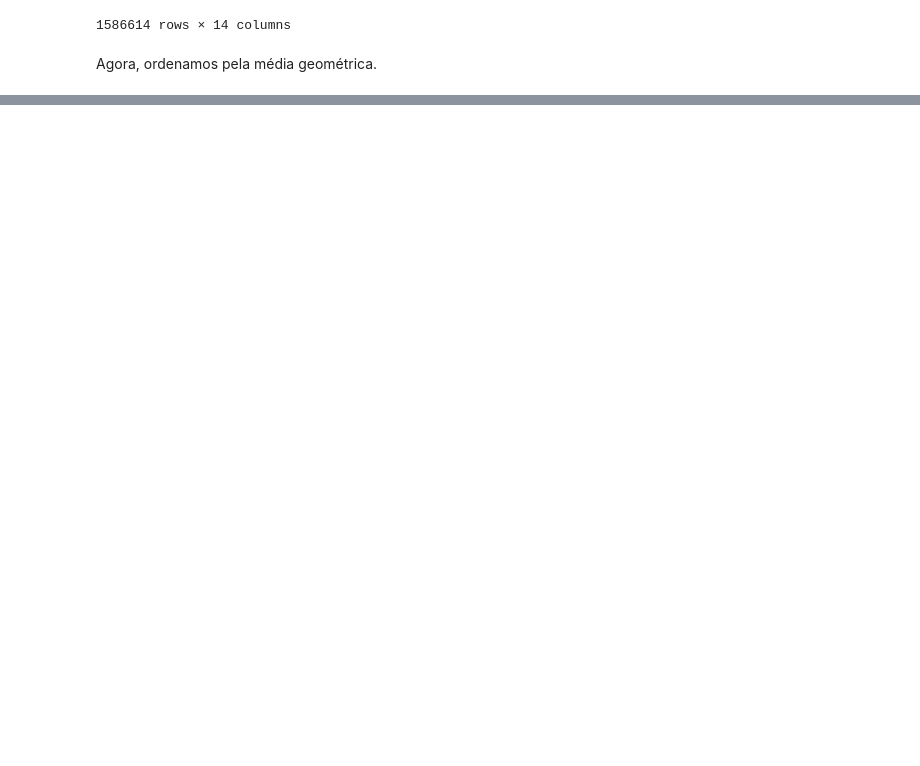
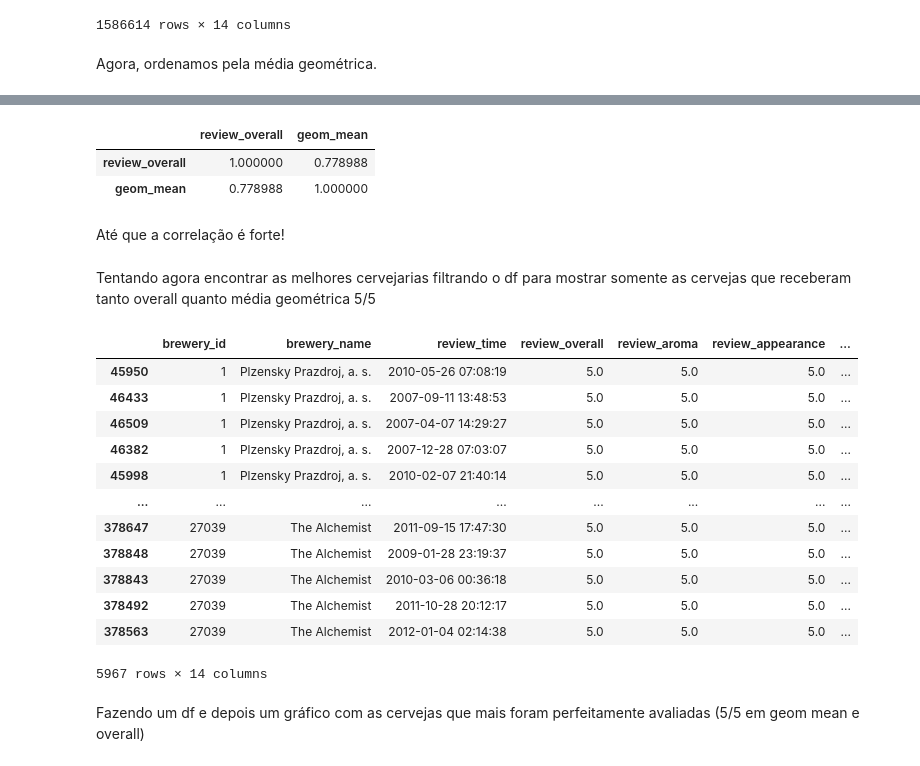
Before and after one commit to fea-dev-usp/analise-da-breja, a Jupyter notebook: Notas de Breja por Cervejaria.ipynb, the cells around one changed output, grey strips where cells are left out. Cells and saved outputs as stored; diff of their text form; code cells hidden in the pictures; blank space fills up the shorter version.

```diff
--- a/Notas de Breja por Cervejaria.ipynb
+++ b/Notas de Breja por Cervejaria.ipynb
@@ -84,0 +117,31 @@ data.sort_values(by='geom_mean', ascending=False)
+# %%
+# agora, vendo a correlação em si
+data[['review_overall', 'geom_mean']].corr()
+# %% [output]
+|  | review_overall | geom_mean |
+| review_overall | 1.000000 | 0.778988 |
+| geom_mean | 0.778988 | 1.000000 |
+# %% [markdown]
+Até que a correlação é forte!
+# %% [markdown]
+Tentando agora encontrar as melhores cervejarias filtrando o df para mostrar somente as cervejas que receberam tanto overall quanto média geométrica 5/5
+# %%
+melhores_cervejas = data[(data['review_overall'] == 5) & (data['geom_mean'] == 5)]
+                                            # dando display por ordem de id
+display(melhores_cervejas.sort_values(by='brewery_id'))
+# %% [output]
+|  | brewery_id | brewery_name | review_time | review_overall | review_aroma | review_appearance | ... |
+| 45950 | 1 | Plzensky Prazdroj, a. s. | 2010-05-26 07:08:19 | 5.0 | 5.0 | 5.0 | ... |
+| 46433 | 1 | Plzensky Prazdroj, a. s. | 2007-09-11 13:48:53 | 5.0 | 5.0 | 5.0 | ... |
+| 46509 | 1 | Plzensky Prazdroj, a. s. | 2007-04-07 14:29:27 | 5.0 | 5.0 | 5.0 | ... |
+| 46382 | 1 | Plzensky Prazdroj, a. s. | 2007-12-28 07:03:07 | 5.0 | 5.0 | 5.0 | ... |
+| 45998 | 1 | Plzensky Prazdroj, a. s. | 2010-02-07 21:40:14 | 5.0 | 5.0 | 5.0 | ... |
+| ... | ... | ... | ... | ... | ... | ... | ... |
+| 378647 | 27039 | The Alchemist | 2011-09-15 17:47:30 | 5.0 | 5.0 | 5.0 | ... |
+| 378848 | 27039 | The Alchemist | 2009-01-28 23:19:37 | 5.0 | 5.0 | 5.0 | ... |
+| 378843 | 27039 | The Alchemist | 2010-03-06 00:36:18 | 5.0 | 5.0 | 5.0 | ... |
+| 378492 | 27039 | The Alchemist | 2011-10-28 20:12:17 | 5.0 | 5.0 | 5.0 | ... |
+| 378563 | 27039 | The Alchemist | 2012-01-04 02:14:38 | 5.0 | 5.0 | 5.0 | ... |
+5967 rows × 14 columns
+# %% [markdown]
+Fazendo um df e depois um gráfico com as cervejas que mais foram perfeitamente avaliadas (5/5 em geom mean e overall)
```
Also changed, not shown: parts of 9 cells of this notebook, 1 other file.
